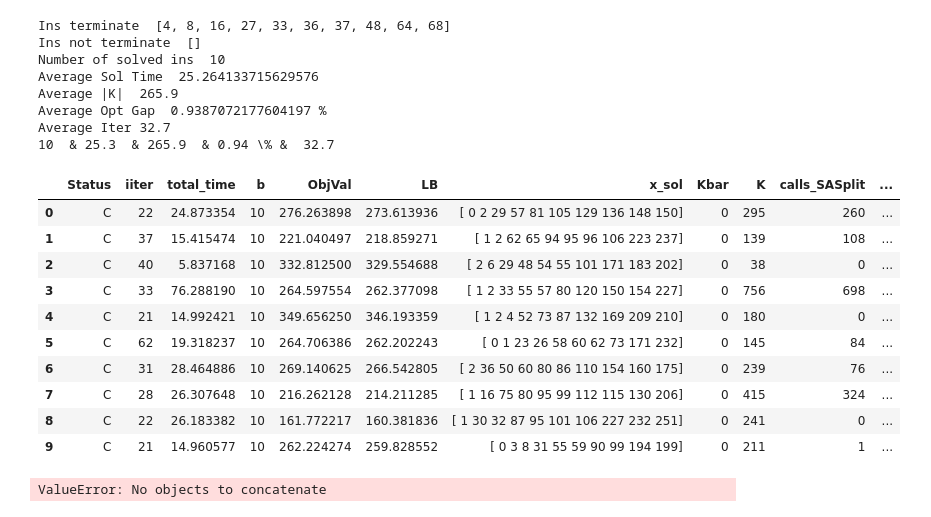
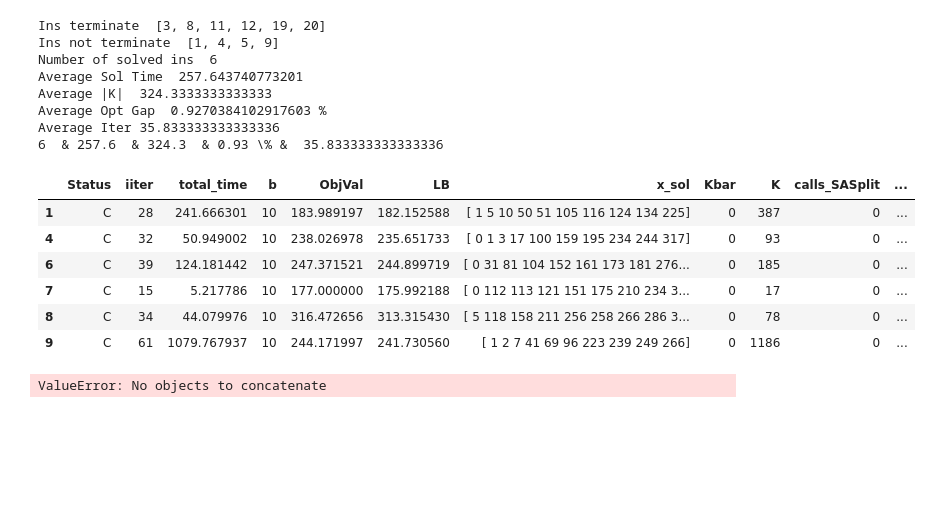
Before and after one commit to diHnguyen/SSPI, a Jupyter notebook: PythonConversion/Dec2024_Output/ProcessOutput.ipynb, the cells around one changed output. Saved outputs shown, nothing was run; the diff lists cells and outputs as text; code cells hidden in the pictures; blank space fills up the shorter version.

```diff
--- a/PythonConversion/Dec2024_Output/ProcessOutput.ipynb
+++ b/PythonConversion/Dec2024_Output/ProcessOutput.ipynb
@@ -5,7 +5,7 @@ import os
 import numpy as np
 
 os.chdir("/Users/dinguyen/Desktop/Local Documents/GitHub/Paper5/PythonConversion/")
-N = 40 #50
+N = 50 #50
 
 # N30
 # ins = [1,2,5,6,7,8,9,10,11,12]
@@ -14,19 +14,19 @@ N = 40 #50
 
 # N40
 # ins = [1, 3, 5, 6, 7, 9, 10, 11, 12, 13]
-ins =  [4, 8, 16, 27, 33, 36, 37, 48, 64, 68]
+# ins =  [4, 8, 16, 27, 33, 36, 37, 48, 64, 68]
 # ins =  [2, 14, 18, 22, 24, 38, 39, 40, 56, 76]
 
 # N50
 # ins =  [2, 6, 7, 10, 13, 14, 15, 16, 17, 21]
 # ins =  [18, 26, 46, 73, 93, 98, 110, 113, 122, 124]
-# ins =  [1, 3, 4, 5, 8, 9, 11, 12, 19, 20]
+ins =  [1, 3, 4, 5, 8, 9, 11, 12, 19, 20]
 # Desktop/Local Documents/GitHub/Paper5/PythonConversion/Dec2024_Output/Iter/main_singleCut_combinedStratV1_WarmStart_threshold_p_15_N40_56.txt
 
 def processMain(N, ins):
     fileNames = []
     for i in ins:
-        fileNames.append("./Dec2024_Output/Iter/main_singleCut_combinedStratV1_WarmStart_threshold_p_15_N"+str(N)+"_"+str(i)+".txt")
+        fileNames.append("./Dec2024_Output/Iter/main_singleCut_combinedStratV1_threshold_p_adaptivegap_noSA_15_N"+str(N)+"_"+str(i)+".txt")
         # fileNames.append("./Iter/main_A3_0_15_N"+str(N)+"_"+str(i)+".txt")
     # print(fileNames)
     # Use the next line for finished ins
@@ -65,51 +65,47 @@ def processMain(N, ins):
     df_filtered = df_filtered[df_filtered.Status == "C"]
     # df_filtered = df_filtered[~df_filtered['Ins'].isin(ins_not_terminate)]
     # df_filtered = df_filtered.groupby('Ins').apply(
     #     lambda group: group[group['total_time'] == group['total_time'].max()])
     # df_filtered = df_filtered.reset_index(drop=True)
     df_filtered["OptGap"] = (df_filtered.ObjVal-df_filtered.LB)/df_filtered.ObjVal*100
     solved_ins = len(df_filtered)
     avg_time = df_filtered['total_time'].mean()
     avg_K = df_filtered['K'].mean()
     opt_gap = df_filtered["OptGap"].mean()
     avg_iter = df_filtered["iiter"].mean()+1
     print("Number of solved ins ", solved_ins)
     print("Average Sol Time ", avg_time)
     print("Average |K| ", avg_K)
     print("Average Opt Gap ", opt_gap,"%")
     print("Average Iter", avg_iter)
     # {number:.2f}
     print(str(solved_ins), " & %.1f"  % avg_time, " & %.1f" % avg_K, " & %.2f" %opt_gap, "\% & ",str(avg_iter) )
 
 
     # print(output)
     # for i in range(5):
     #     output = pd.read_csv(EXP+"_N"+str(N)+"_"+str(i+1)+".txt", sep=";", header=None)
 
     return df_filtered
 
 df_default = processMain(N,ins)
 df_default
 # %% [output]
-Ins terminate  [4, 8, 16, 27, 33, 36, 37, 48, 64, 68]
-Ins not terminate  []
-Number of solved ins  10
-Average Sol Time  25.264133715629576
-Average |K|  265.9
-Average Opt Gap  0.9387072177604197 %
-Average Iter 32.7
-10  & 25.3  & 265.9  & 0.94 \% &  32.7
+Ins terminate  [3, 8, 11, 12, 19, 20]
+Ins not terminate  [1, 4, 5, 9]
+Number of solved ins  6
+Average Sol Time  257.643740773201
+Average |K|  324.3333333333333
+Average Opt Gap  0.9270384102917603 %
+Average Iter 35.833333333333336
+6  & 257.6  & 324.3  & 0.93 \% &  35.833333333333336
 |  | Status | iiter | total_time | b | ObjVal | LB | x_sol | Kbar | K | calls_SASplit | ... |
-| 0 | C | 22 | 24.873354 | 10 | 276.263898 | 273.613936 | [ 0 2 29 57 81 105 129 136 148 150] | 0 | 295 | 260 | ... |
-| 1 | C | 37 | 15.415474 | 10 | 221.040497 | 218.859271 | [ 1 2 62 65 94 95 96 106 223 237] | 0 | 139 | 108 | ... |
-| 2 | C | 40 | 5.837168 | 10 | 332.812500 | 329.554688 | [ 2 6 29 48 54 55 101 171 183 202] | 0 | 38 | 0 | ... |
-| 3 | C | 33 | 76.288190 | 10 | 264.597554 | 262.377098 | [ 1 2 33 55 57 80 120 150 154 227] | 0 | 756 | 698 | ... |
-| 4 | C | 21 | 14.992421 | 10 | 349.656250 | 346.193359 | [ 1 2 4 52 73 87 132 169 209 210] | 0 | 180 | 0 | ... |
-| 5 | C | 62 | 19.318237 | 10 | 264.706386 | 262.202243 | [ 0 1 23 26 58 60 62 73 171 232] | 0 | 145 | 84 | ... |
-| 6 | C | 31 | 28.464886 | 10 | 269.140625 | 266.542805 | [ 2 36 50 60 80 86 110 154 160 175] | 0 | 239 | 76 | ... |
-| 7 | C | 28 | 26.307648 | 10 | 216.262128 | 214.211285 | [ 1 16 75 80 95 99 112 115 130 206] | 0 | 415 | 324 | ... |
-| 8 | C | 22 | 26.183382 | 10 | 161.772217 | 160.381836 | [ 1 30 32 87 95 101 106 227 232 251] | 0 | 241 | 0 | ... |
-| 9 | C | 21 | 14.960577 | 10 | 262.224274 | 259.828552 | [ 0 3 8 31 55 59 90 99 194 199] | 0 | 211 | 1 | ... |
+| 1 | C | 28 | 241.666301 | 10 | 183.989197 | 182.152588 | [ 1 5 10 50 51 105 116 124 134 225] | 0 | 387 | 0 | ... |
+| 4 | C | 32 | 50.949002 | 10 | 238.026978 | 235.651733 | [ 0 1 3 17 100 159 195 234 244 317] | 0 | 93 | 0 | ... |
+| 6 | C | 39 | 124.181442 | 10 | 247.371521 | 244.899719 | [ 0 31 81 104 152 161 173 181 276... | 0 | 185 | 0 | ... |
+| 7 | C | 15 | 5.217786 | 10 | 177.000000 | 175.992188 | [ 0 112 113 121 151 175 210 234 3... | 0 | 17 | 0 | ... |
+| 8 | C | 34 | 44.079976 | 10 | 316.472656 | 313.315430 | [ 5 118 158 211 256 258 266 286 3... | 0 | 78 | 0 | ... |
+| 9 | C | 61 | 1079.767937 | 10 | 244.171997 | 241.730560 | [ 1 2 7 41 69 96 223 239 249 266] | 0 | 1186 | 0 | ... |
 # %%
 import pandas as pd
 import os
```
